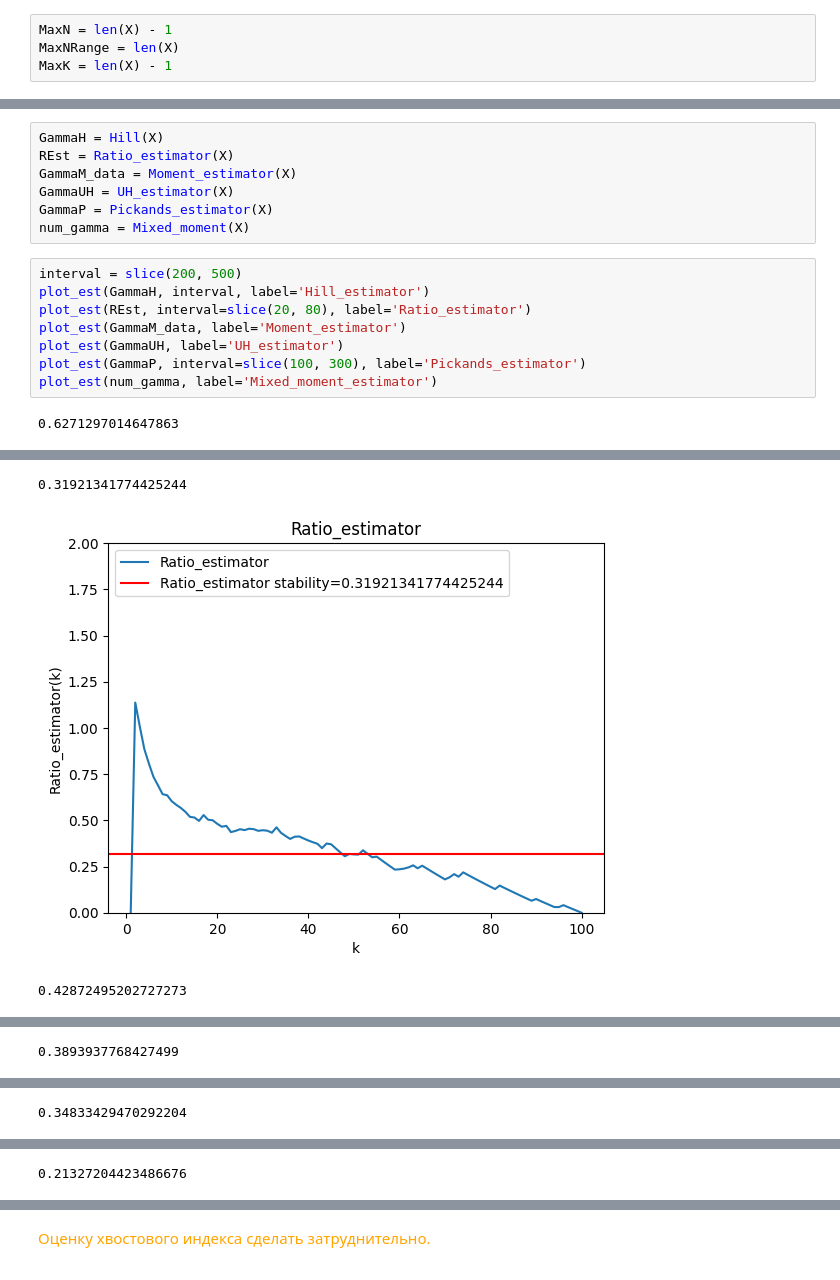
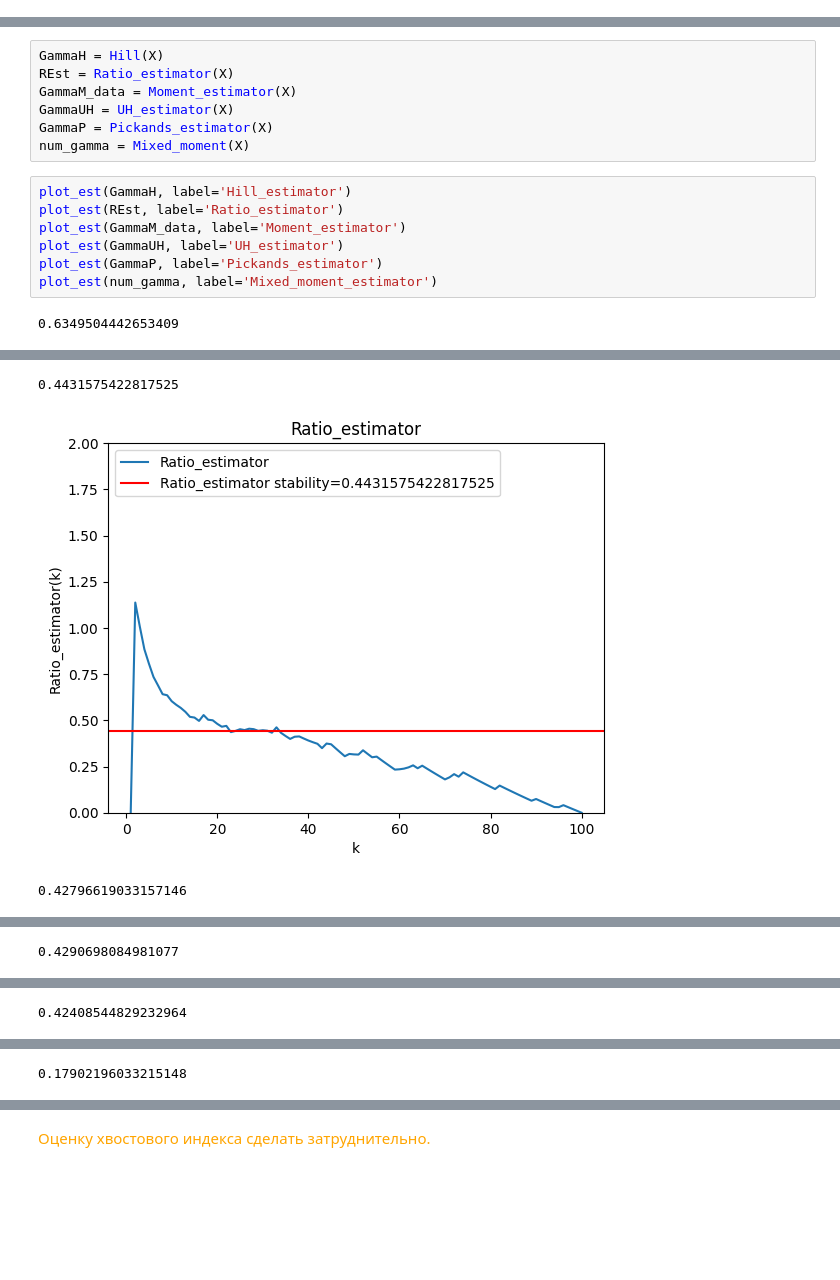
Before and after one commit to Mikhaelyes/Diploma, a Jupyter notebook: Diploma.ipynb, the cells around one changed output, grey strips where cells are left out. Saved outputs shown, nothing was run; the diff lists cells and outputs as text; blank space fills up the shorter version.

```diff
--- a/Diploma.ipynb
+++ b/Diploma.ipynb
@@ -175,8 +176,4 @@ plt.savefig(my_path + "/Text" + '/Imagines' + '/QQ')
 # plt.ylabel('En(u)') #Подпись для оси y
 # plt.title('Plot of En(u)') #Название
 # plt.show()
-# %%
-MaxN = len(X) - 1
-MaxNRange = len(X)
-MaxK = len(X) - 1
 # %%
@@ -297,12 +308,11 @@ GammaUH = UH_estimator(X)
 GammaP = Pickands_estimator(X)
 num_gamma = Mixed_moment(X)
 # %%
-interval = slice(200, 500)
-plot_est(GammaH, interval, label='Hill_estimator')
-plot_est(REst, interval=slice(20, 80), label='Ratio_estimator')
+plot_est(GammaH, label='Hill_estimator')
+plot_est(REst, label='Ratio_estimator')
 plot_est(GammaM_data, label='Moment_estimator')
 plot_est(GammaUH, label='UH_estimator')
-plot_est(GammaP, interval=slice(100, 300), label='Pickands_estimator')
+plot_est(GammaP, label='Pickands_estimator')
 plot_est(num_gamma, label='Mixed_moment_estimator')
 # %% [output]
-0.6271297014647863
+0.6349504442653409
@@ -310,5 +320,5 @@ plot_est(num_gamma, label='Mixed_moment_estimator')
-0.31921341774425244
+0.4431575422817525
-[figure, old version]
+[figure, new version]
-0.42872495202727273
+0.42796619033157146
 [figure]
-0.3893937768427499
+0.4290698084981077
@@ -316 +326 @@ plot_est(num_gamma, label='Mixed_moment_estimator')
-0.34833429470292204
+0.42408544829232964
@@ -318 +328 @@ plot_est(num_gamma, label='Mixed_moment_estimator')
-0.21327204423486676
+0.17902196033215148
```
Also changed, not shown: parts of 13 cells of this notebook, 3 other files.
